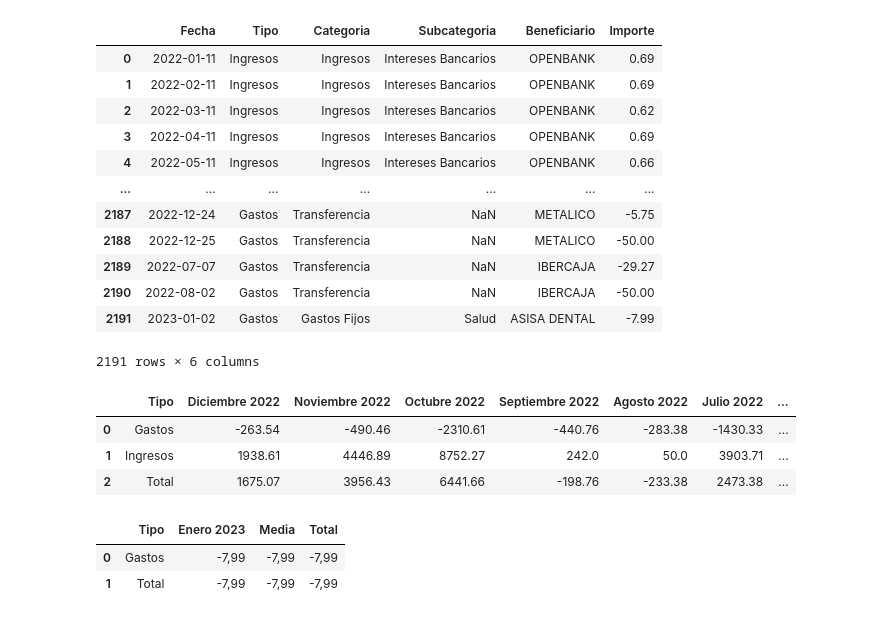
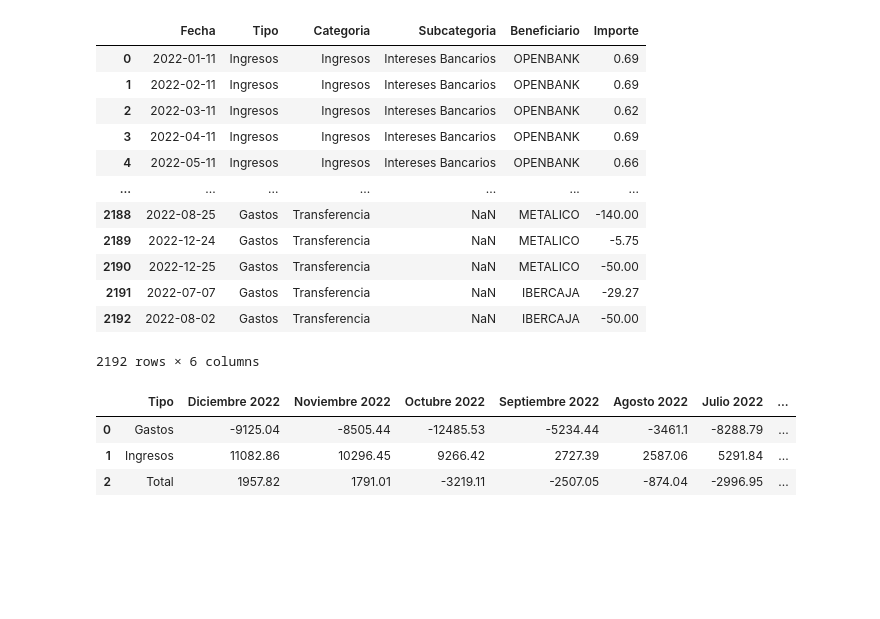
Before and after one commit to dvillaj/MoneyManagerEx-Analysis, a Jupyter notebook: Contabilidad.ipynb, the cells around one changed output. Saved outputs shown, nothing was run; the diff lists cells and outputs as text; code cells hidden in the pictures; blank space fills up the shorter version.

```diff
--- a/Contabilidad.ipynb
+++ b/Contabilidad.ipynb
@@ -4,5 +4,4 @@ import pandas as pd
 import warnings
 warnings.simplefilter(action='ignore', category=FutureWarning)
 # %%
-df = pd.read_csv("data/M.csv") \
-                .pipe(clean_data)
+df_mme = pd.read_csv("data/M.csv")
@@ -9,4 +13,5 @@ df = pd.read_csv("data/M.csv") \
 # %%
+df = df_mme.pipe(clean_data)
 df_despacho = df.pipe(return_despacho_movements)
 df_hogar = df.pipe(return_hogar_movements)
 # %%
@@ -19,29 +24,20 @@ df
 | 3 | 2022-04-11 | Ingresos | Ingresos | Intereses Bancarios | OPENBANK | 0.69 |
 | 4 | 2022-05-11 | Ingresos | Ingresos | Intereses Bancarios | OPENBANK | 0.66 |
 | ... | ... | ... | ... | ... | ... | ... |
-| 2187 | 2022-12-24 | Gastos | Transferencia | NaN | METALICO | -5.75 |
-| 2188 | 2022-12-25 | Gastos | Transferencia | NaN | METALICO | -50.00 |
-| 2189 | 2022-07-07 | Gastos | Transferencia | NaN | IBERCAJA | -29.27 |
-| 2190 | 2022-08-02 | Gastos | Transferencia | NaN | IBERCAJA | -50.00 |
-| 2191 | 2023-01-02 | Gastos | Gastos Fijos | Salud | ASISA DENTAL | -7.99 |
+| 2188 | 2022-08-25 | Gastos | Transferencia | NaN | METALICO | -140.00 |
+| 2189 | 2022-12-24 | Gastos | Transferencia | NaN | METALICO | -5.75 |
+| 2190 | 2022-12-25 | Gastos | Transferencia | NaN | METALICO | -50.00 |
+| 2191 | 2022-07-07 | Gastos | Transferencia | NaN | IBERCAJA | -29.27 |
+| 2192 | 2022-08-02 | Gastos | Transferencia | NaN | IBERCAJA | -50.00 |
-2191 rows × 6 columns
+2192 rows × 6 columns
-# %%
-(df_despacho
-     .pipe(pivot_by_category_totals, ["Tipo"])
-#     .pipe(style_locale_es)
- )
-# %% [output]
-|  | Tipo | Diciembre 2022 | Noviembre 2022 | Octubre 2022 | Septiembre 2022 | Agosto 2022 | Julio 2022 | ... |
-| 0 | Gastos | -263.54 | -490.46 | -2310.61 | -440.76 | -283.38 | -1430.33 | ... |
-| 1 | Ingresos | 1938.61 | 4446.89 | 8752.27 | 242.0 | 50.0 | 3903.71 | ... |
-| 2 | Total | 1675.07 | 3956.43 | 6441.66 | -198.76 | -233.38 | 2473.38 | ... |
 # %%
 (df_hogar
-     .query("Fecha >= '2023-01-01'")
+    #.query("Fecha >= '2023-01-01'")
     .pipe(pivot_by_category_totals, ["Tipo"])
-     .pipe(style_locale_es)
+    # .pipe(style_locale_es)
  )
 # %% [output]
-|  | Tipo | Enero 2023 | Media | Total |
-| 0 | Gastos | -7,99 | -7,99 | -7,99 |
-| 1 | Total | -7,99 | -7,99 | -7,99 |
+|  | Tipo | Diciembre 2022 | Noviembre 2022 | Octubre 2022 | Septiembre 2022 | Agosto 2022 | Julio 2022 | ... |
+| 0 | Gastos | -9125.04 | -8505.44 | -12485.53 | -5234.44 | -3461.1 | -8288.79 | ... |
+| 1 | Ingresos | 11082.86 | 10296.45 | 9266.42 | 2727.39 | 2587.06 | 5291.84 | ... |
+| 2 | Total | 1957.82 | 1791.01 | -3219.11 | -2507.05 | -874.04 | -2996.95 | ... |
```
Also changed, not shown: parts of 5 cells of this notebook, 5 other files.
